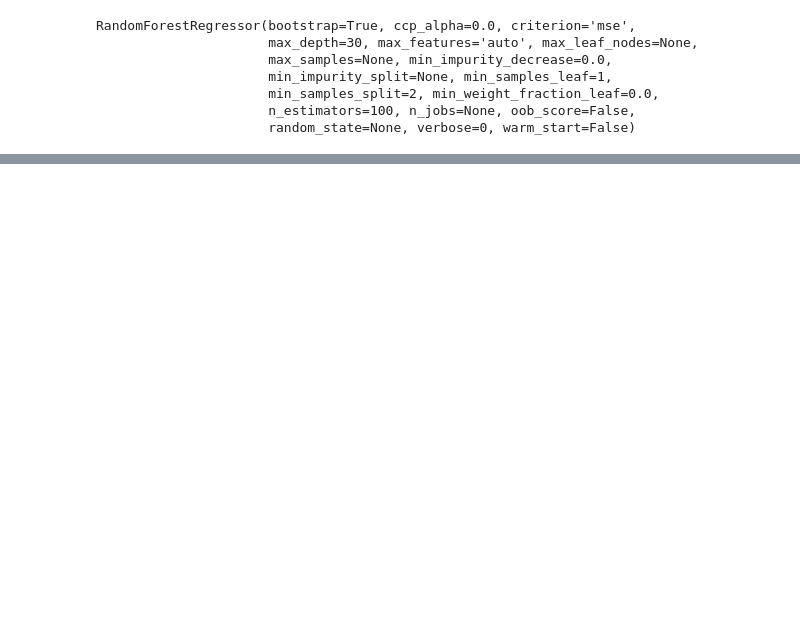
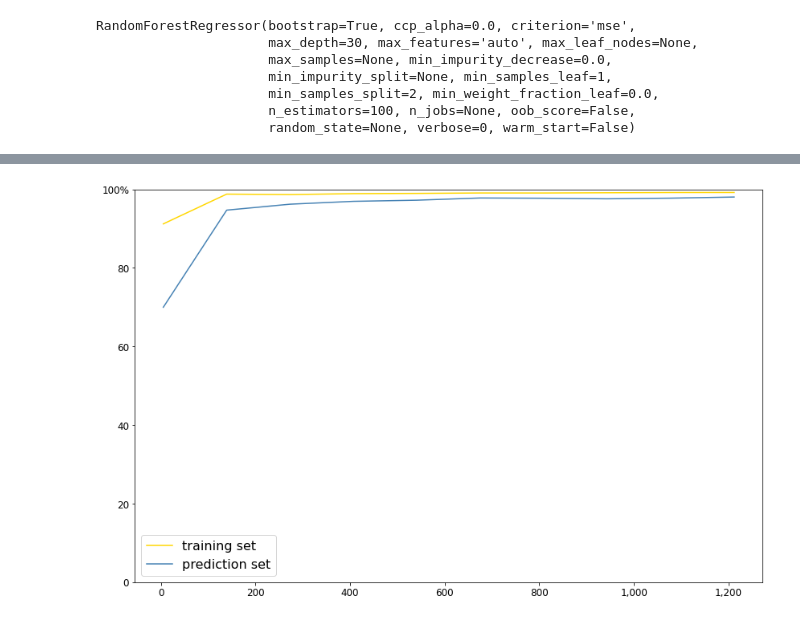
Before and after one commit to SerRichard/powerliftingrepo, a Jupyter notebook: Predicting best lifts [RandomForest].ipynb, the cells around one changed output, grey strips where cells are left out. Cells and saved outputs as stored; diff of their text form; code cells hidden in the pictures; blank space fills up the shorter version.

```diff
--- a/Predicting best lifts [RandomForest].ipynb
+++ b/Predicting best lifts [RandomForest].ipynb
@@ -236,0 +238,52 @@ plt.show()
+# %%
+    from sklearn import metrics
+    from matplotlib.ticker import FuncFormatter
+
+    training_set_sizes = np.linspace(5, len(S_bw), 10, dtype='int')
+
+    train_score = []
+    pred_score = []
+
+    for i in training_set_sizes:
+
+        model.fit(S_train.iloc[0:i, :], s_train.iloc[0:i].values.ravel())
+
+        t_acc = model.score(S_train.iloc[0:i, :], s_train.iloc[0:i])
+        p_acc = model.score(S_test.iloc[0:i, :], s_pred.iloc[0:i])
+
+        train_score.append(t_acc)
+        pred_score.append(p_acc)
+
+    # plot learning curves
+    fig, ax = plt.subplots(figsize=(14, 9))
+    ax.plot(training_set_sizes, train_score, c='gold')
+    ax.plot(training_set_sizes, pred_score, c='steelblue')
+
+    # format the chart to make it look nice
+    #fig.suptitle(suptitle, fontweight='bold', fontsize='20')
+    #ax.set_title(title, size=20)
+    #ax.set_xlabel(xlabel, size=16)
+    #ax.set_ylabel(ylabel, size=16)
+    ax.legend(['training set', 'prediction set'], fontsize=16)
+    ax.tick_params(axis='both', labelsize=12)
+    ax.set_ylim(0, 1)
+
+    def percentages(x, pos):
+        """The two args are the value and tick position"""
+        if x < 1:
+            return '{:1.0f}'.format(x*100)
+        return '{:1.0f}%'.format(x*100)
+
+    def numbers(x, pos):
+        """The two args are the value and tick position"""
+        if x >= 1000:
+            return '{:1,.0f}'.format(x)
+        return '{:1.0f}'.format(x)
+
+    y_formatter = FuncFormatter(percentages)
+    ax.yaxis.set_major_formatter(y_formatter)
+
+    x_formatter = FuncFormatter(numbers)
+    ax.xaxis.set_major_formatter(x_formatter)
+# %% [output]
+[figure, added]
```
Also changed, not shown: parts of 7 cells of this notebook, 1 other file.
